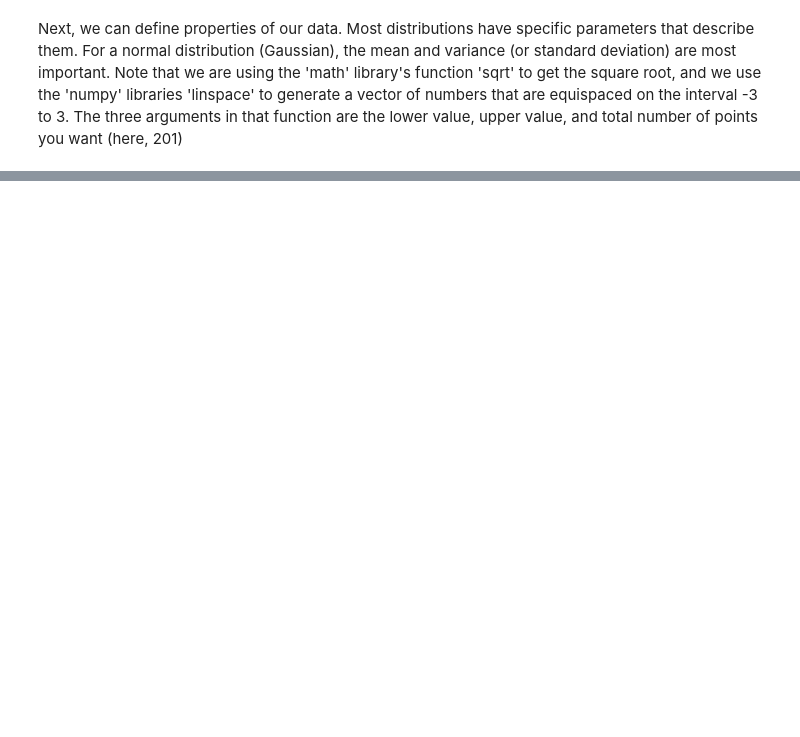
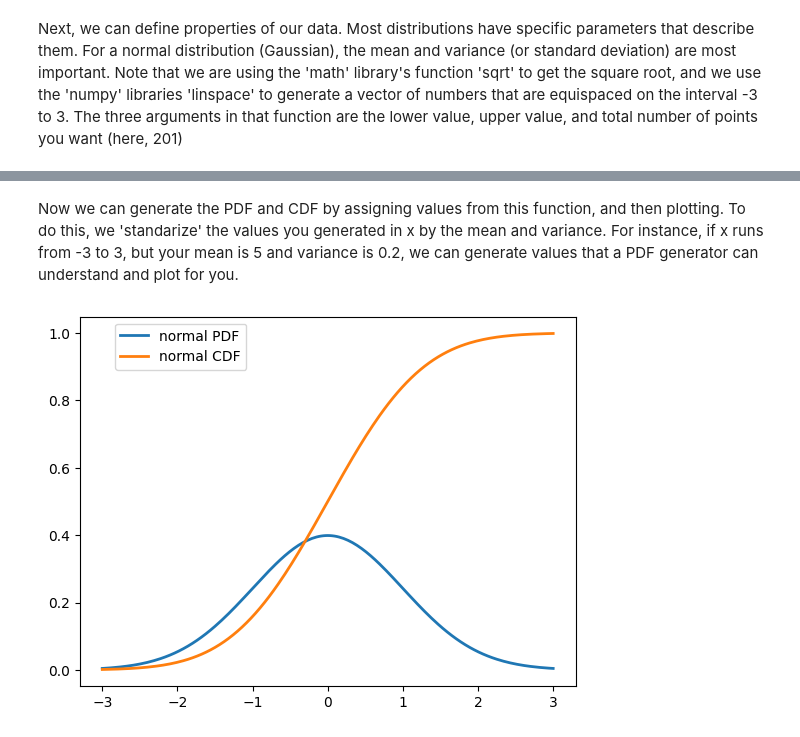
Before and after one commit to mjcolebank/MATH328_UofSC, a Jupyter notebook: Example1_PDFs_and_CDFs.ipynb, the cells around one changed output, grey strips where cells are left out. Saved outputs shown, nothing was run; the diff lists cells and outputs as text; code cells hidden in the pictures; blank space fills up the shorter version.

```diff
--- a/Example1_PDFs_and_CDFs.ipynb
+++ b/Example1_PDFs_and_CDFs.ipynb
@@ -67,0 +71,13 @@ Finally, we can plot the PDF and CDF by using
+# %% [markdown]
+Now we can generate the PDF and CDF by assigning values from this function, and then plotting. To do this, we 'standarize' the values you generated in x by the mean and variance. For instance, if x runs from -3 to 3, but your mean is 5 and variance is 0.2, we can generate values that a PDF generator can understand and plot for you.
+# %%
+stand_x = (x - mean)/sigma
+
+pdf_values = norm.pdf(stand_x)
+cdf_values = norm.cdf(stand_x)
+plt.plot(x, pdf_values,linewidth=2.0, label='normal PDF')
+plt.plot(x, cdf_values,linewidth=2.0, label='normal CDF')
+plt.legend(bbox_to_anchor=(.35,1))
+plt.show()
+# %% [output]
+[figure, added]
```
Also changed, not shown: parts of 9 cells of this notebook.
